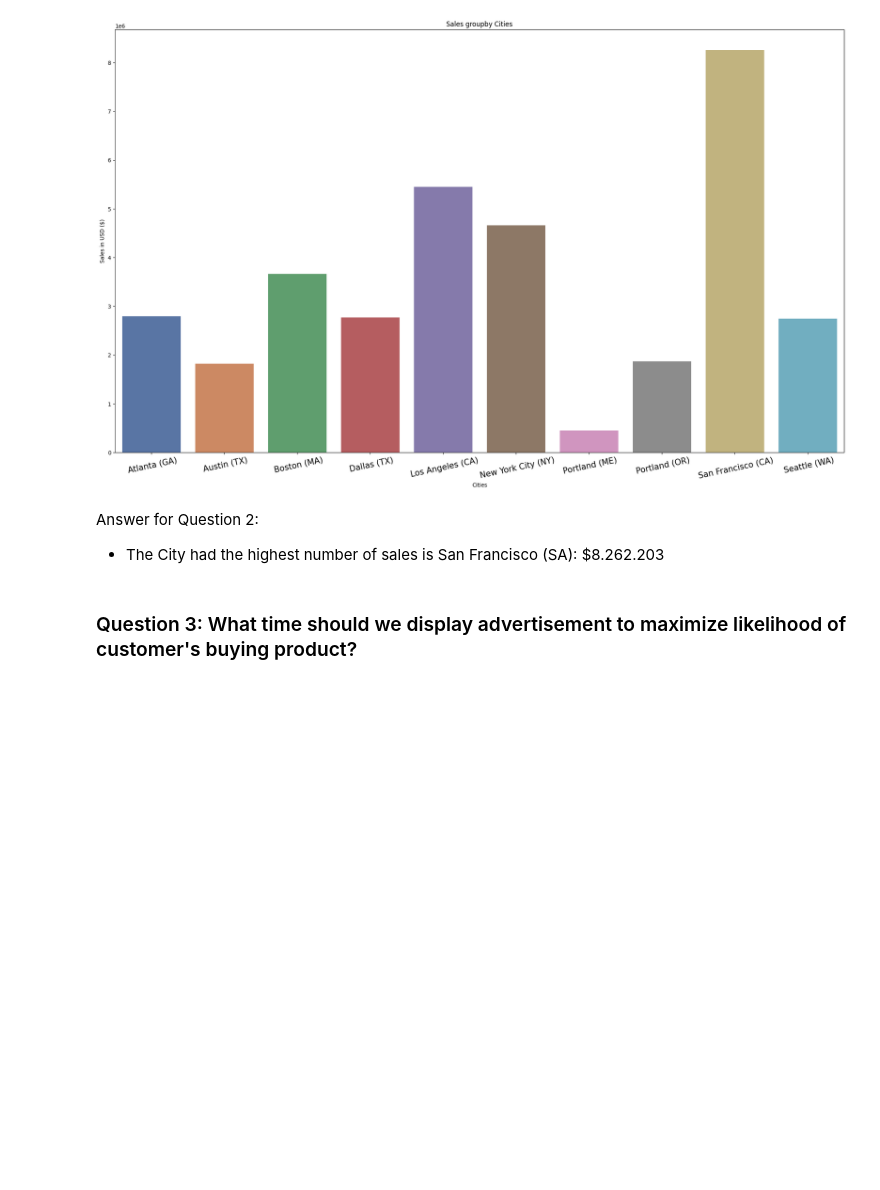
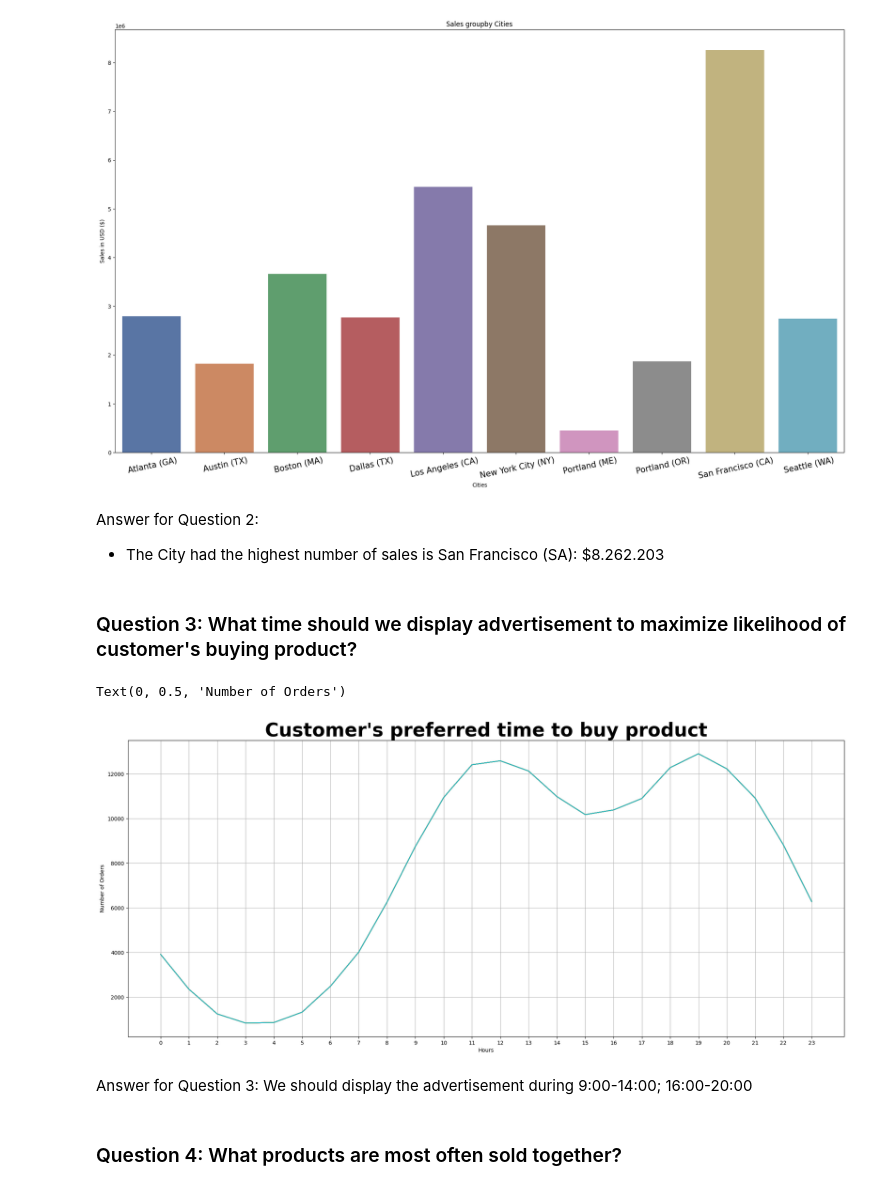
Before and after one commit to dangbichtrinh/Python-portfolio-project, a Jupyter notebook: Python-portfolio-project.ipynb, the cells around one changed output. Saved outputs shown, nothing was run; the diff lists cells and outputs as text; code cells hidden in the pictures; blank space fills up the shorter version.

Commit message:
Question 3 updated

```diff
--- a/Python-portfolio-project.ipynb
+++ b/Python-portfolio-project.ipynb
@@ -334,0 +319,18 @@ Answer for Question 2:
+# %%
+hours = [hour for hour, df in all_data.groupby('Hour')]
+plt.figure(figsize=(24,10))
+plt.plot(hours, all_data.groupby('Hour').count()
+)
+plt.grid(True) # add grid in the plot
+plt.title("Customer's preferred time to buy product", weight ='bold', fontsize=35)
+plt.xlabel('Hours')
+plt.xticks(ticks=hours)
+plt.ylabel('Number of Orders')
+# %% [output]
+Text(0, 0.5, 'Number of Orders')
+[figure, added]
+# %% [markdown]
+Answer for Question 3:
+We should display the advertisement during 9:00-14:00; 16:00-20:00
+# %% [markdown]
+### Question 4: What products are most often sold together?
```
Also changed, not shown: parts of 2 cells of this notebook.
